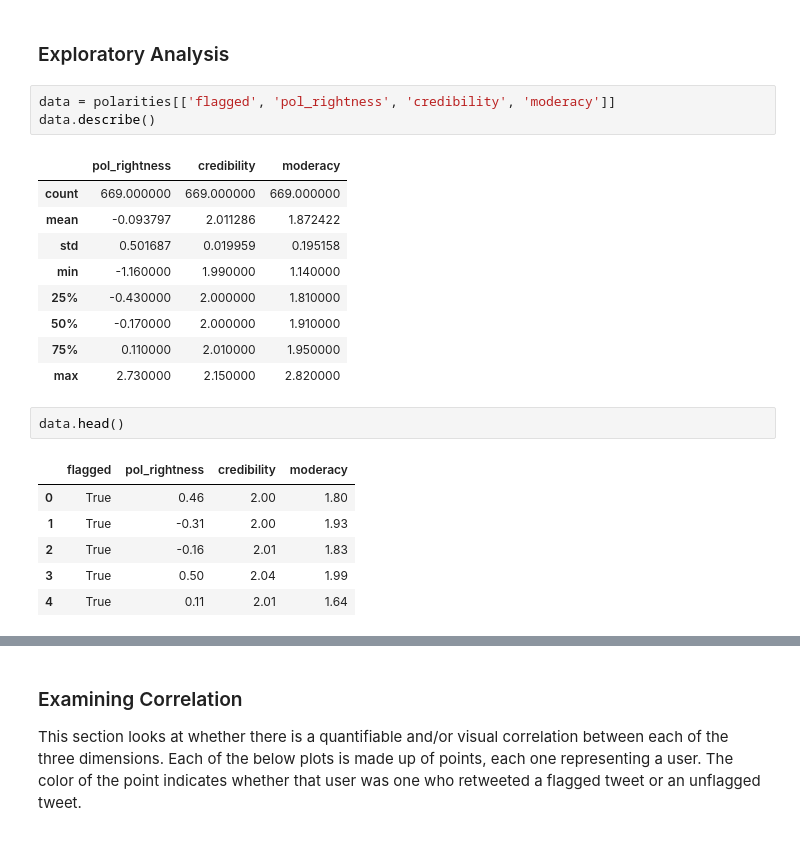
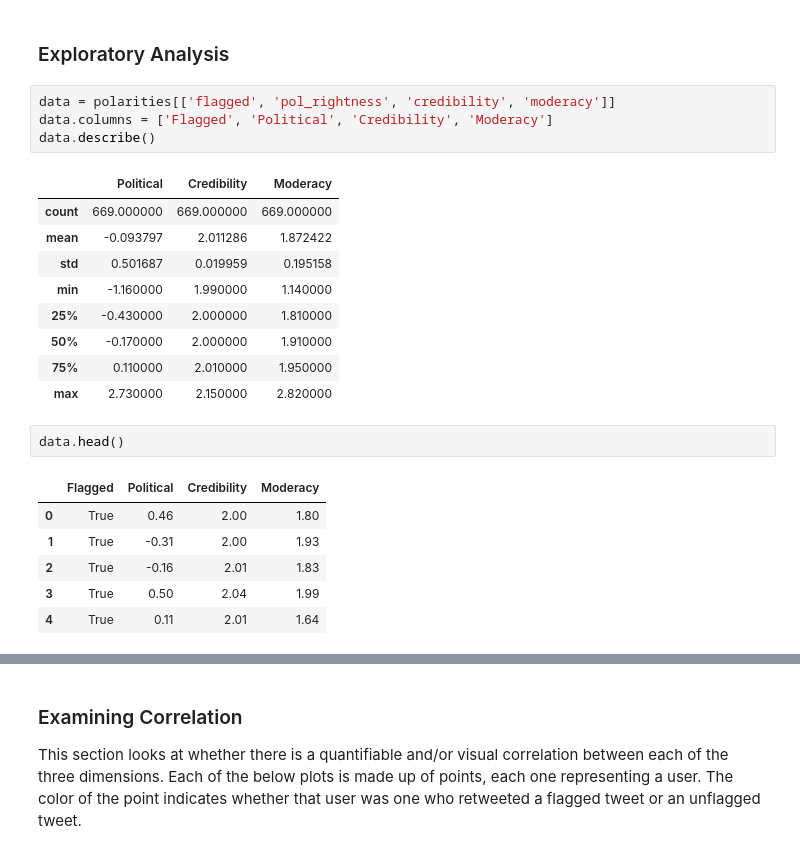
Before and after one commit to NigelDoering/DSC-Capstone-Project, a Jupyter notebook: notebooks/Analysis-Nigel.ipynb, the cells around one changed output, grey strips where cells are left out. Cells and saved outputs as stored; diff of their text form.

```diff
--- a/notebooks/Analysis-Nigel.ipynb
+++ b/notebooks/Analysis-Nigel.ipynb
@@ -30,9 +34,10 @@ Name: flagged, dtype: int64
 ### Exploratory Analysis
 # %%
 data = polarities[['flagged', 'pol_rightness', 'credibility', 'moderacy']]
+data.columns = ['Flagged', 'Political', 'Credibility', 'Moderacy']
 data.describe()
 # %% [output]
-|  | pol_rightness | credibility | moderacy |
+|  | Political | Credibility | Moderacy |
 | count | 669.000000 | 669.000000 | 669.000000 |
 | mean | -0.093797 | 2.011286 | 1.872422 |
 | std | 0.501687 | 0.019959 | 0.195158 |
@@ -44,7 +49,7 @@ data.describe()
 # %%
 data.head()
 # %% [output]
-|  | flagged | pol_rightness | credibility | moderacy |
+|  | Flagged | Political | Credibility | Moderacy |
 | 0 | True | 0.46 | 2.00 | 1.80 |
 | 1 | True | -0.31 | 2.00 | 1.93 |
 | 2 | True | -0.16 | 2.01 | 1.83 |
```
Also changed, not shown: parts of 19 cells of this notebook.
